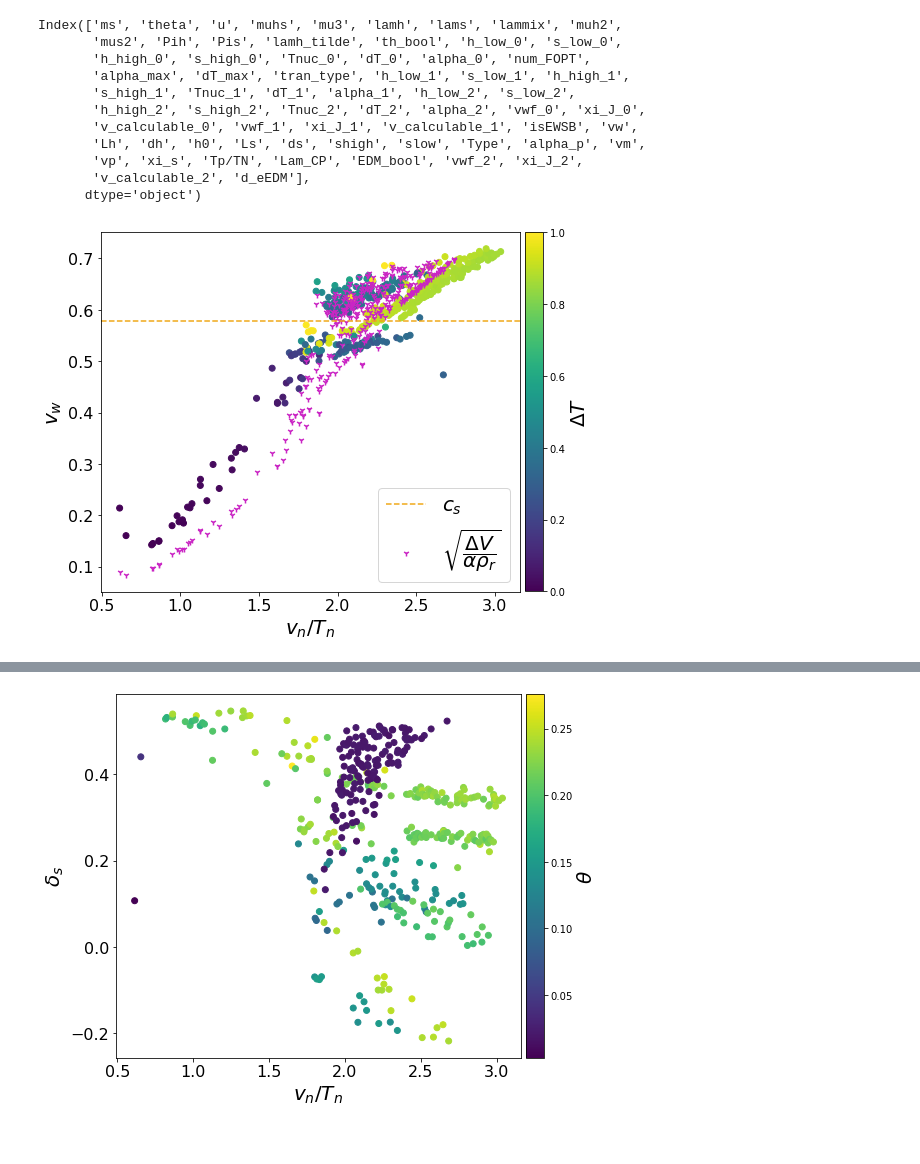
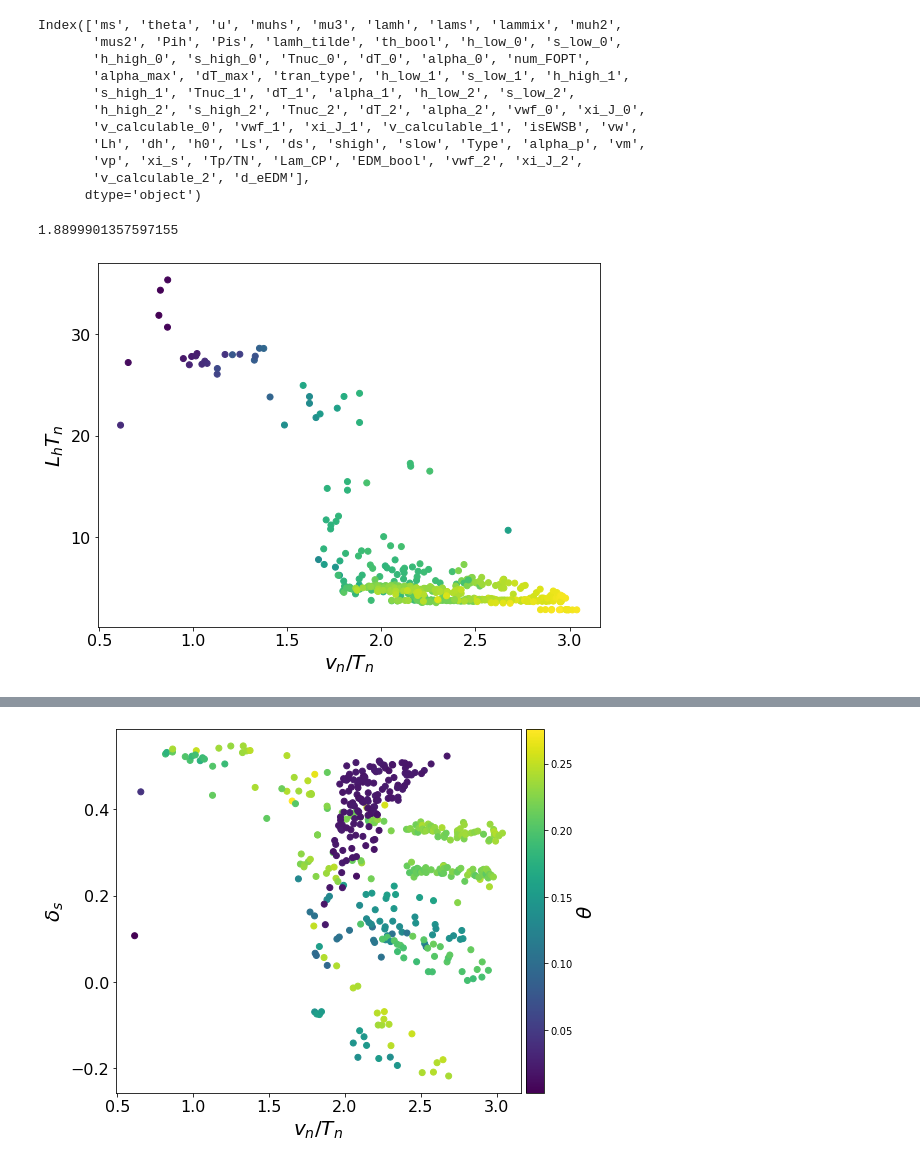
Before and after one commit to PB-316/Z_2breaking-PT-BAU, a Jupyter notebook: wall_veclocity_Z2_breaking.ipynb, the cells around one changed output, grey strips where cells are left out. Drawn from its saved outputs; the diff is of its cells as text; code cells hidden in the pictures.

```diff
--- a/wall_veclocity_Z2_breaking.ipynb
+++ b/wall_veclocity_Z2_breaking.ipynb
@@ -2254,35 +2394,29 @@ Index(['ms', 'theta', 'u', 'muhs', 'mu3', 'lamh', 'lams', 'lammix', 'muh2',
        'vp', 'xi_s', 'Tp/TN', 'Lam_CP', 'EDM_bool', 'vwf_2', 'xi_J_2',
        'v_calculable_2', 'd_eEDM'],
       dtype='object')
+# %%
+np.mean(abs(df.h0)/df.Tnuc_0/df['Tp/TN'])
+# %% [output]
+1.8899901357597155
 # %%
 df=pd.read_csv("SCANS/BAU/Z2_breaking_sols_BAU_All.csv",index_col=[0]).sort_values("alpha_max").drop_duplicates()
 
 thick_size=16
 label_size=20
-#plt.rcParams['text.usetex'] = True
 
-plt.scatter((df.h_low_0-df.h_high_0)/df.Tnuc_0,df.vw,c=df.dT_0)
-#plt.plot((df.h_low_0-df.h_high_0)/df.Tnuc_0,df.xi_J_0,c="#F0A817",label="Jouguet",linestyle="--")
-
-df=df[df.vwf_0<=df.xi_J_0]
-plt.scatter((df.h_low_0-df.h_high_0)/df.Tnuc_0,df.vwf_0,c="#CA25C4",marker="1",label="$\\sqrt{\dfrac{\\Delta V}{\\alpha \\rho_r}}$")
-
-plt.colorbar(orientation="vertical",pad=0.01).set_label( label="$\\Delta T$", size=label_size, weight='bold')
-#plt.scatter((df.h_low_0-df.h_high_0)/df.Tnuc_0,df.vwf_0,c="#CA25C4",marker="1",label="$\\sqrt{\dfrac{\\Delta V}{\\alpha \\rho_r}}$")
-plt.axhline(y=cs,linestyle="--",c="#F0A817",label="$c_s$")
-
+plt.scatter((df.h_low_0-df.h_high_0)/df.Tnuc_0,df.Lh*df.Tnuc_0,c=abs(df.vw))
+plt.scatter((df.h_low_0-df.h_high_0)/df.Tnuc_0,df.Ls*df.Tnuc_0,label="$L_s T_n$")
 
 plt.xlabel("$v_n/T_n$",size=label_size)
-plt.ylabel("$v_w$",size=label_size)
+plt.ylabel("$L_h T_n$",size=label_size)
 plt.xticks(fontsize=thick_size)
 plt.yticks(fontsize=thick_size)
 plt.locator_params(axis="x", nbins=6)
 plt.locator_params(axis="y", nbins=7)
 
-plt.legend(prop={'size': label_size})
-#plt.title("$\\lambda_{s}=1$",size=label_size)
+#plt.legend(prop={'size': label_size})
 plt.tight_layout()
 #plt.savefig('SCANS/bubble_PLOTS/bubble_vw_alpha.pdf', dpi=300)
 plt.show()
 # %% [output]
-[figure, old version]
+[figure, new version]
```
Also changed, not shown: parts of 8 cells of this notebook, 3 other files.
